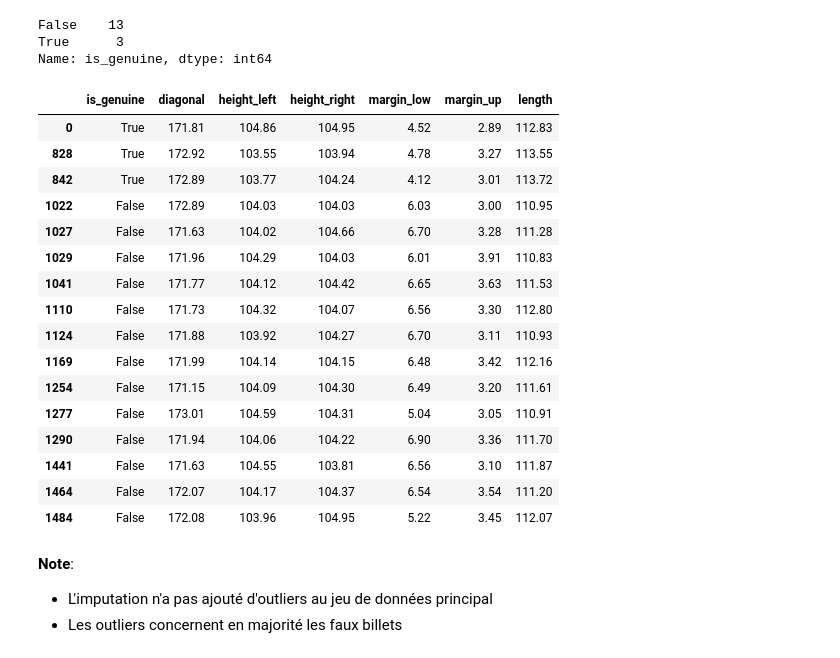
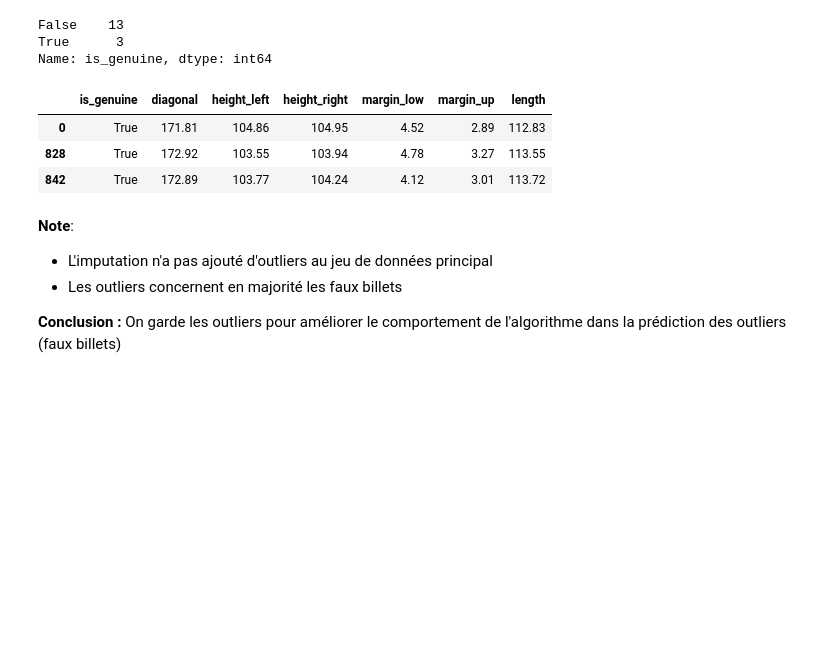
Before and after one commit to marcadeant/ONCFM, a Jupyter notebook: Notebooks/Features engineering.ipynb, the cells around one changed output. Saved outputs shown, nothing was run; the diff lists cells and outputs as text; code cells hidden in the pictures; blank space fills up the shorter version.

```diff
--- a/Notebooks/Features engineering.ipynb
+++ b/Notebooks/Features engineering.ipynb
@@ -358,10 +513,18 @@ Root Mean Square Error: 0.4340904262405058
+# %%
+# fill or remove missing values
+
+imputed_data = False
 # %%
 # fill missing values with mlr margin low predictions
 
-x_data = initial_data.loc[initial_data["margin_low"].isna(), x_features]
-margin_low_predict = mlr.predict(x_data)
+if imputed_data:
+    x_data = initial_data.loc[initial_data["margin_low"].isna(), x_features]
+    margin_low_predict = mlr.predict(x_data)
 
-indexs = list(initial_data.loc[initial_data["margin_low"].isna(),:].index)
-for index, value in zip(indexs, margin_low_predict):
-    initial_data.loc[index,"margin_low"] = value
+    indexs = list(initial_data.loc[initial_data["margin_low"].isna(),:].index)
+    for index, value in zip(indexs, margin_low_predict):
+        initial_data.loc[index,"margin_low"] = value
+else:
+    indexs = initial_data.loc[initial_data["margin_low"].isna(),:].index
+    initial_data.drop(index=indexs, inplace=True)
 # %%
@@ -397,22 +565,10 @@ Name: is_genuine, dtype: int64
 # %%
 outliers_filter = (stats.zscore(initial_data.drop(columns=["is_genuine"])) < 3).all(axis=1)
 # %%
-initial_data.loc[~outliers_filter,:]
+# outliers from positive class to remove
+initial_data.loc[(~outliers_filter & initial_data["is_genuine"]),:]
 # %% [output]
 |  | is_genuine | diagonal | height_left | height_right | margin_low | margin_up | length |
 | 0 | True | 171.81 | 104.86 | 104.95 | 4.52 | 2.89 | 112.83 |
 | 828 | True | 172.92 | 103.55 | 103.94 | 4.78 | 3.27 | 113.55 |
 | 842 | True | 172.89 | 103.77 | 104.24 | 4.12 | 3.01 | 113.72 |
-| 1022 | False | 172.89 | 104.03 | 104.03 | 6.03 | 3.00 | 110.95 |
-| 1027 | False | 171.63 | 104.02 | 104.66 | 6.70 | 3.28 | 111.28 |
-| 1029 | False | 171.96 | 104.29 | 104.03 | 6.01 | 3.91 | 110.83 |
-| 1041 | False | 171.77 | 104.12 | 104.42 | 6.65 | 3.63 | 111.53 |
-| 1110 | False | 171.73 | 104.32 | 104.07 | 6.56 | 3.30 | 112.80 |
-| 1124 | False | 171.88 | 103.92 | 104.27 | 6.70 | 3.11 | 110.93 |
-| 1169 | False | 171.99 | 104.14 | 104.15 | 6.48 | 3.42 | 112.16 |
-| 1254 | False | 171.15 | 104.09 | 104.30 | 6.49 | 3.20 | 111.61 |
-| 1277 | False | 173.01 | 104.59 | 104.31 | 5.04 | 3.05 | 110.91 |
-| 1290 | False | 171.94 | 104.06 | 104.22 | 6.90 | 3.36 | 111.70 |
-| 1441 | False | 171.63 | 104.55 | 103.81 | 6.56 | 3.10 | 111.87 |
-| 1464 | False | 172.07 | 104.17 | 104.37 | 6.54 | 3.54 | 111.20 |
-| 1484 | False | 172.08 | 103.96 | 104.95 | 5.22 | 3.45 | 112.07 |
@@ -420,3 +579,5 @@ initial_data.loc[~outliers_filter,:]
 **Note**:
 * L'imputation n'a pas ajouté d'outliers au jeu de données principal
 * Les outliers concernent en majorité les faux billets
+
+**Conclusion :** On garde les outliers pour améliorer le comportement de l'algorithme dans la prédiction des outliers (faux billets)
```
Also changed, not shown: parts of 18 cells of this notebook, 4 other files.
